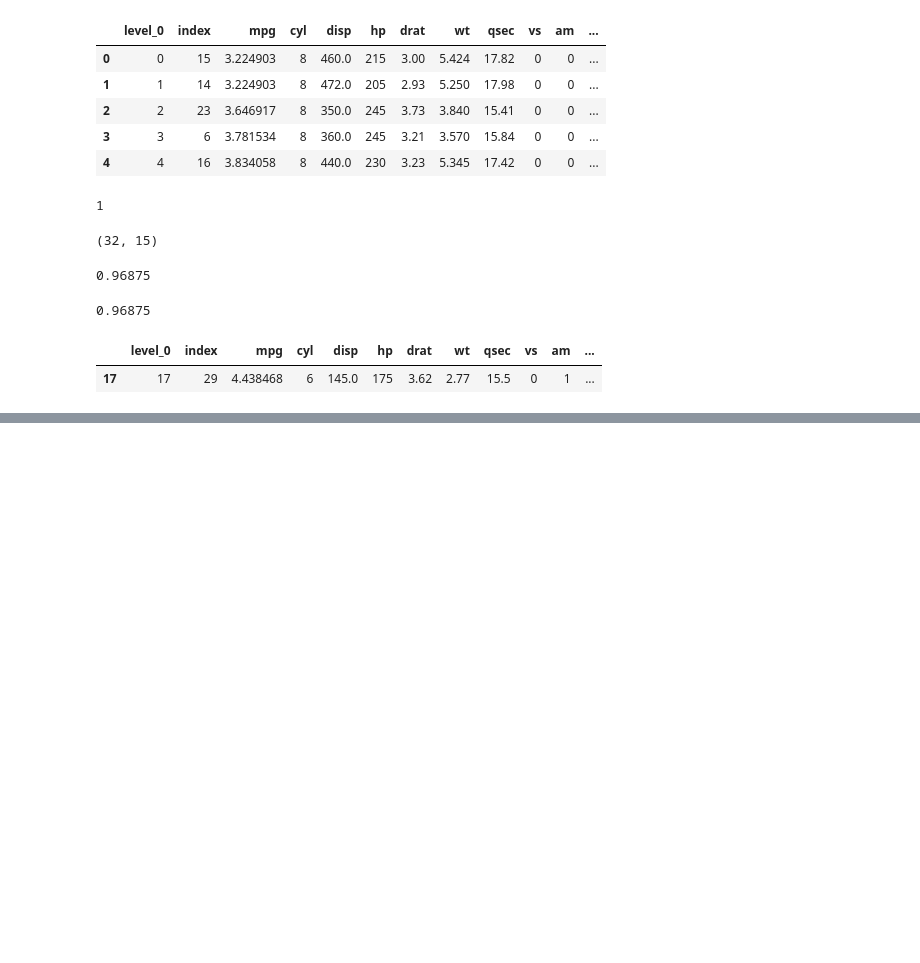
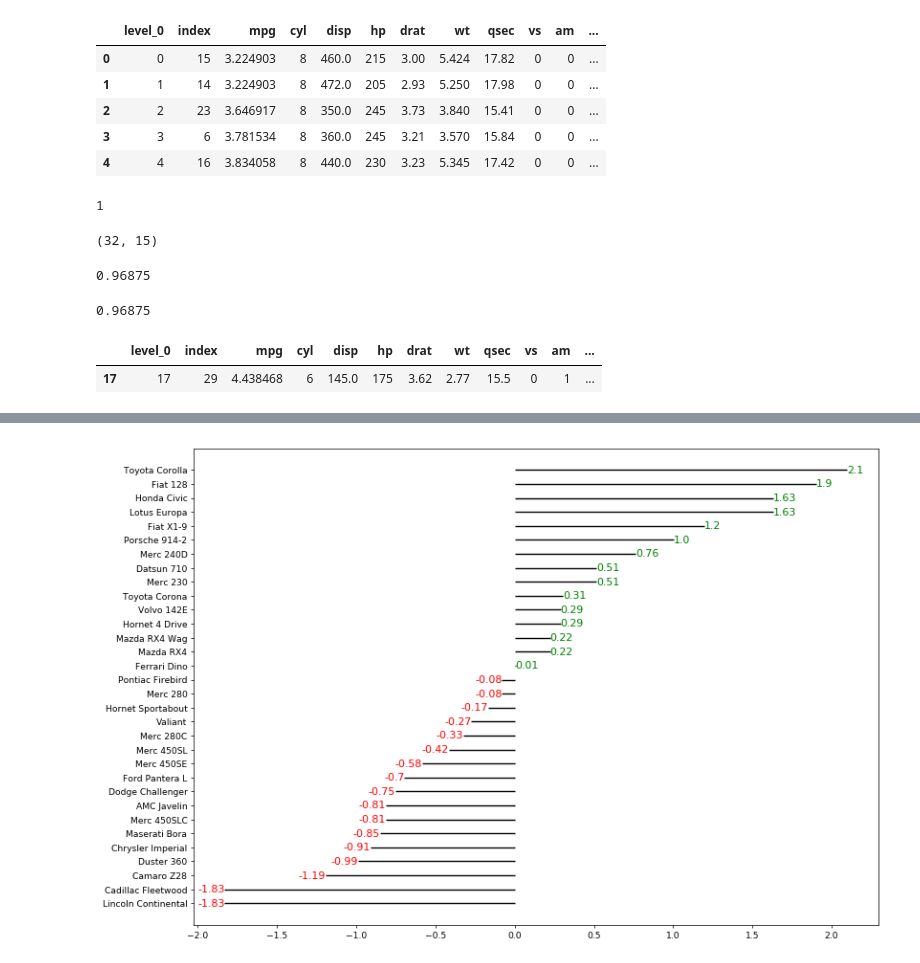
Before and after one commit to appbanana/MachineLearningAction, a Jupyter notebook: 可视化/05-发散条形图&&发散文本.ipynb, the cells around one changed output, grey strips where cells are left out. Cells and saved outputs as stored; diff of their text form; code cells hidden in the pictures; blank space fills up the shorter version.

```diff
--- a/可视化/05-发散条形图&&发散文本.ipynb
+++ b/可视化/05-发散条形图&&发散文本.ipynb
@@ -378,0 +461,18 @@ df[df1.label != df.label]
+# %%
+# 修正文本的展示信息
+plt.figure(figsize=(14, 10), dpi=66)
+
+plt.hlines(y=df.cars, xmin=0, xmax=df.mpg_z)
+
+for i in range(df.shape[0]):
+    x = df.mpg_z[i]
+    y = df.index[i]
+    s = str(round(df.mpg_z[i], 2))
+    plt.text(x, y, s,
+             fontdict={'color': df.colors[i], 'size': 12},
+             horizontalalignment= 'right' if x<0 else 'left',
+             verticalalignment='center'
+            )
+plt.show()
+# %% [output]
+[figure, added]
```
Also changed, not shown: parts of 10 cells of this notebook, 1 other file.
